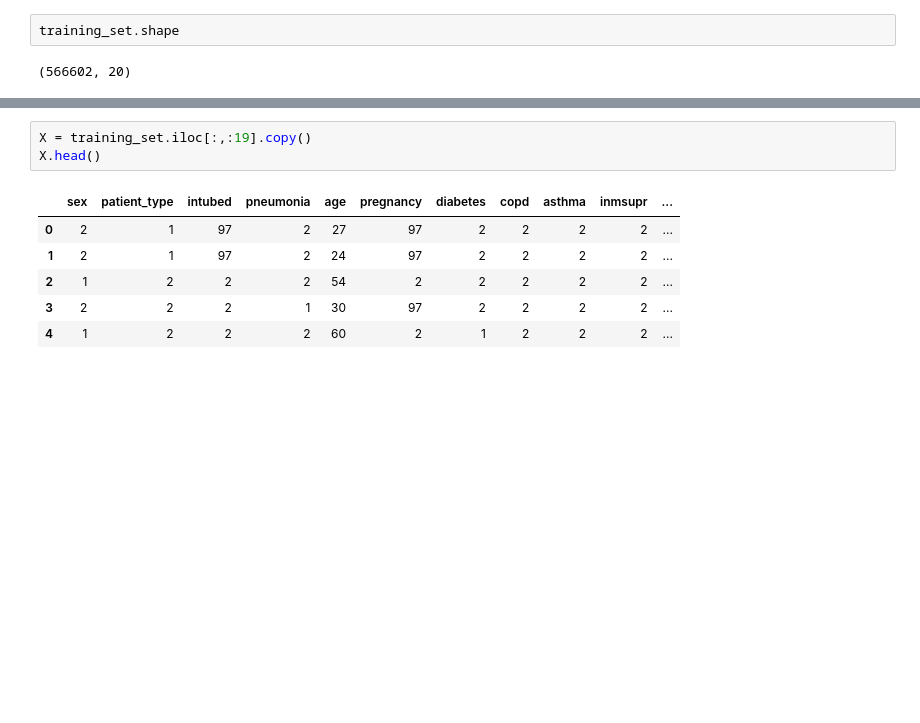
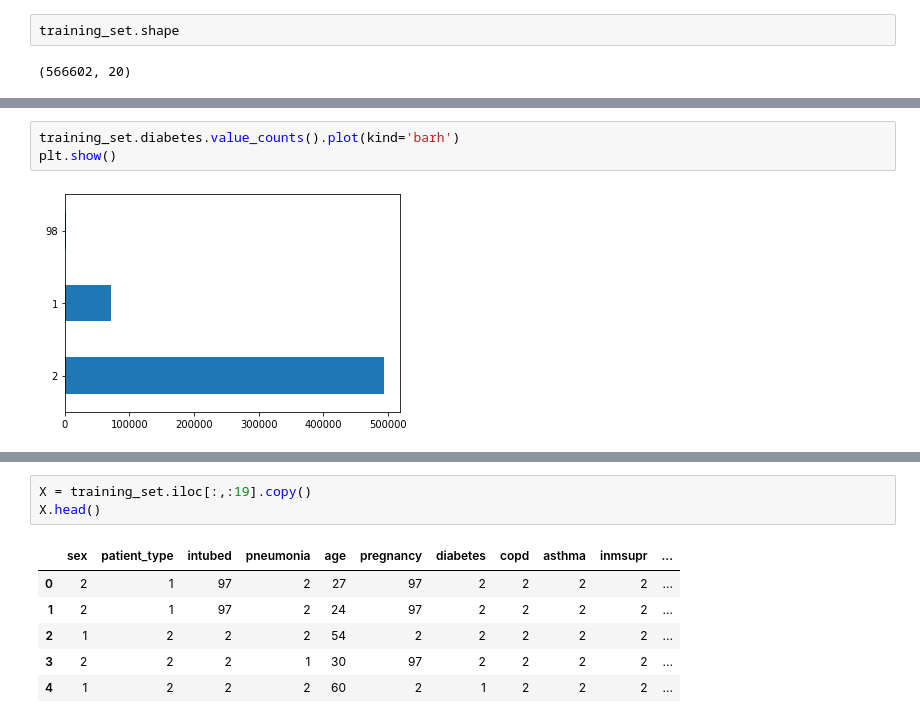
Before and after one commit to Andres8bit/Machine-Learning, a Jupyter notebook: Covid_model.ipynb, the cells around one changed output, grey strips where cells are left out. Cells and saved outputs as stored; diff of their text form; blank space fills up the shorter version.

```diff
--- a/Covid_model.ipynb
+++ b/Covid_model.ipynb
@@ -358,0 +365,5 @@ training_set.shape
+# %%
+training_set.diabetes.value_counts().plot(kind='barh')
+plt.show()
+# %% [output]
+[figure, added]
```
Also changed, not shown: parts of 5 cells of this notebook.
